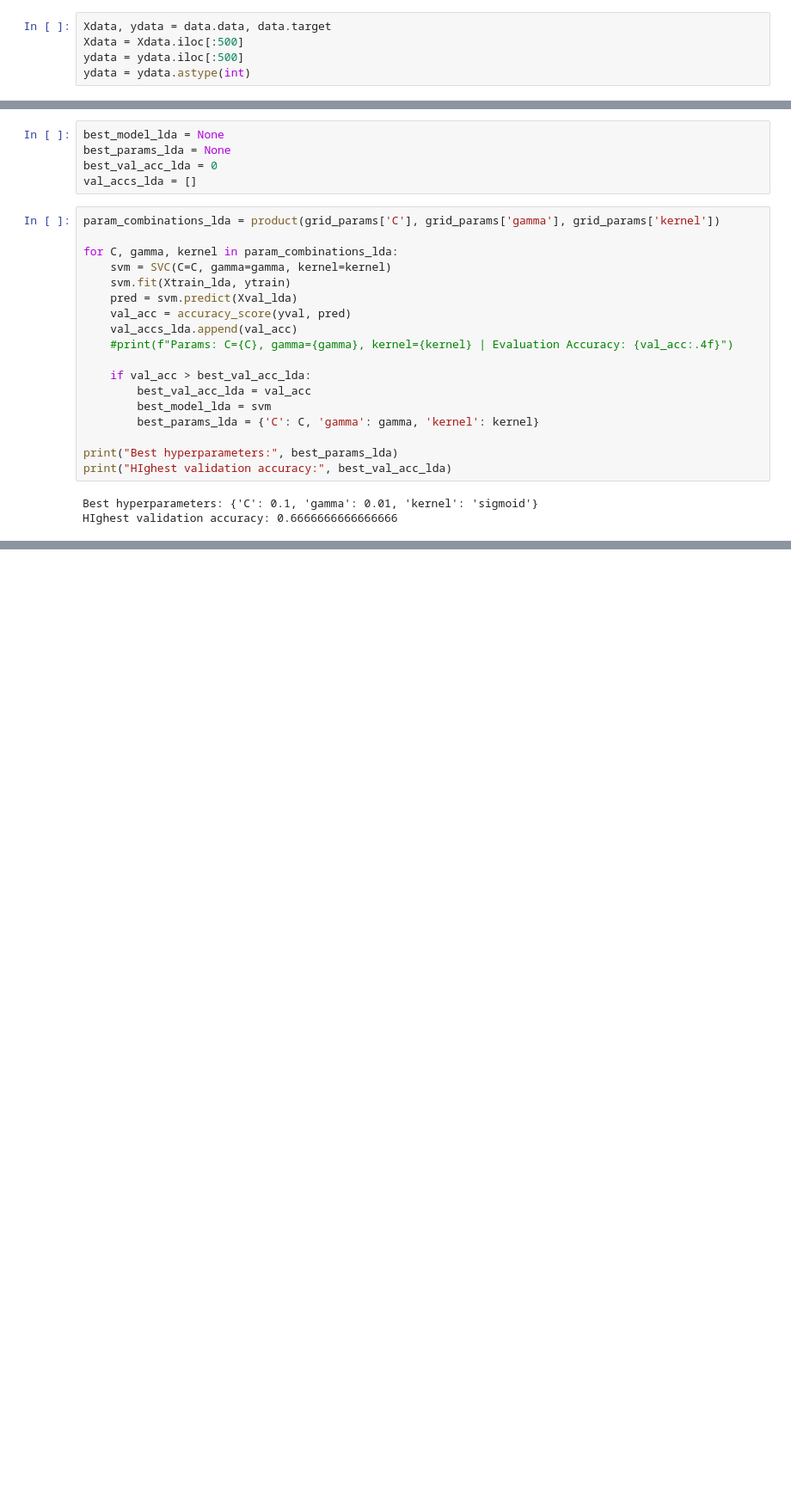
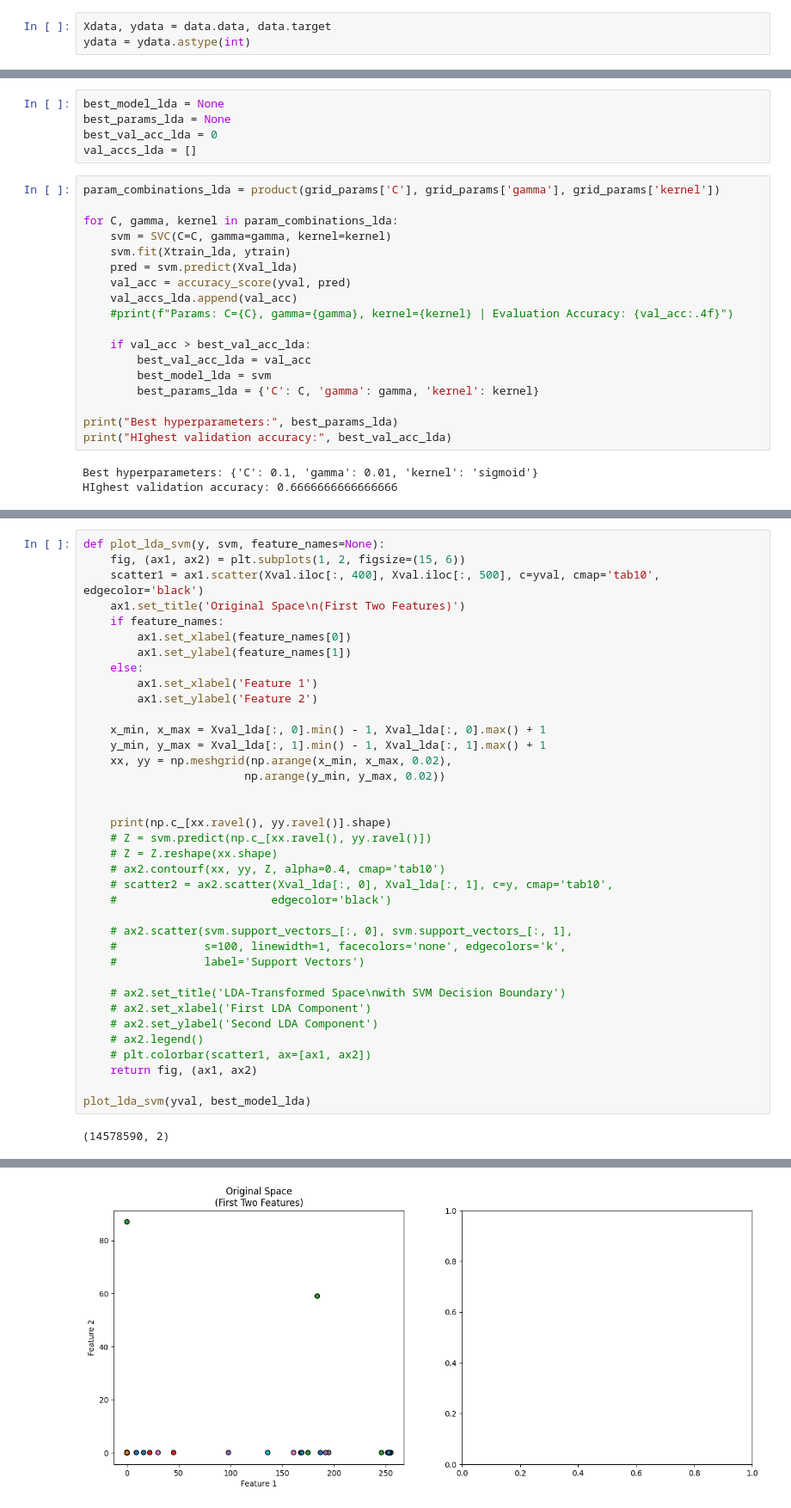
Before and after one commit to pribylr/ml-svm, a Jupyter notebook: svm.ipynb, the cells around one changed output, grey strips where cells are left out. Shown: that part at 86% size. Saved outputs shown, nothing was run; the diff lists cells and outputs as text; blank space fills up the shorter version.

```diff
--- a/svm.ipynb
+++ b/svm.ipynb
@@ -17,8 +17,6 @@ import seaborn as sns
 data = fetch_openml('mnist_784', version=1)
 # %%
 Xdata, ydata = data.data, data.target
-Xdata = Xdata.iloc[:500]
-ydata = ydata.iloc[:500]
 ydata = ydata.astype(int)
 # %%
 Xtrain, Xtemp, ytrain, ytemp = train_test_split(Xdata, ydata, test_size=0.3, random_state=42, stratify=ydata)
@@ -293,0 +296,39 @@ HIghest validation accuracy: 0.6666666666666666
+# %%
+def plot_lda_svm(y, svm, feature_names=None):
+    fig, (ax1, ax2) = plt.subplots(1, 2, figsize=(15, 6))
+    scatter1 = ax1.scatter(Xval.iloc[:, 400], Xval.iloc[:, 500], c=yval, cmap='tab10', edgecolor='black')
+    ax1.set_title('Original Space\n(First Two Features)')
+    if feature_names:
+        ax1.set_xlabel(feature_names[0])
+        ax1.set_ylabel(feature_names[1])
+    else:
+        ax1.set_xlabel('Feature 1')
+        ax1.set_ylabel('Feature 2')
+
+    x_min, x_max = Xval_lda[:, 0].min() - 1, Xval_lda[:, 0].max() + 1
+    y_min, y_max = Xval_lda[:, 1].min() - 1, Xval_lda[:, 1].max() + 1
+    xx, yy = np.meshgrid(np.arange(x_min, x_max, 0.02),
+                        np.arange(y_min, y_max, 0.02))
+
+
+    print(np.c_[xx.ravel(), yy.ravel()].shape)
+    # Z = svm.predict(np.c_[xx.ravel(), yy.ravel()])
+    # Z = Z.reshape(xx.shape)
+    # ax2.contourf(xx, yy, Z, alpha=0.4, cmap='tab10')
+    # scatter2 = ax2.scatter(Xval_lda[:, 0], Xval_lda[:, 1], c=y, cmap='tab10',
+    #                       edgecolor='black')
+
+    # ax2.scatter(svm.support_vectors_[:, 0], svm.support_vectors_[:, 1],
+    #             s=100, linewidth=1, facecolors='none', edgecolors='k',
+    #             label='Support Vectors')
+
+    # ax2.set_title('LDA-Transformed Space\nwith SVM Decision Boundary')
+    # ax2.set_xlabel('First LDA Component')
+    # ax2.set_ylabel('Second LDA Component')
+    # ax2.legend()
+    # plt.colorbar(scatter1, ax=[ax1, ax2])
+    return fig, (ax1, ax2)
+
+plot_lda_svm(yval, best_model_lda)
+# %% [output]
+(14578590, 2)
@@ -293,0 +338 @@ HIghest validation accuracy: 0.6666666666666666
+[figure, added]
```
Also changed, not shown: parts of 7 cells of this notebook.
